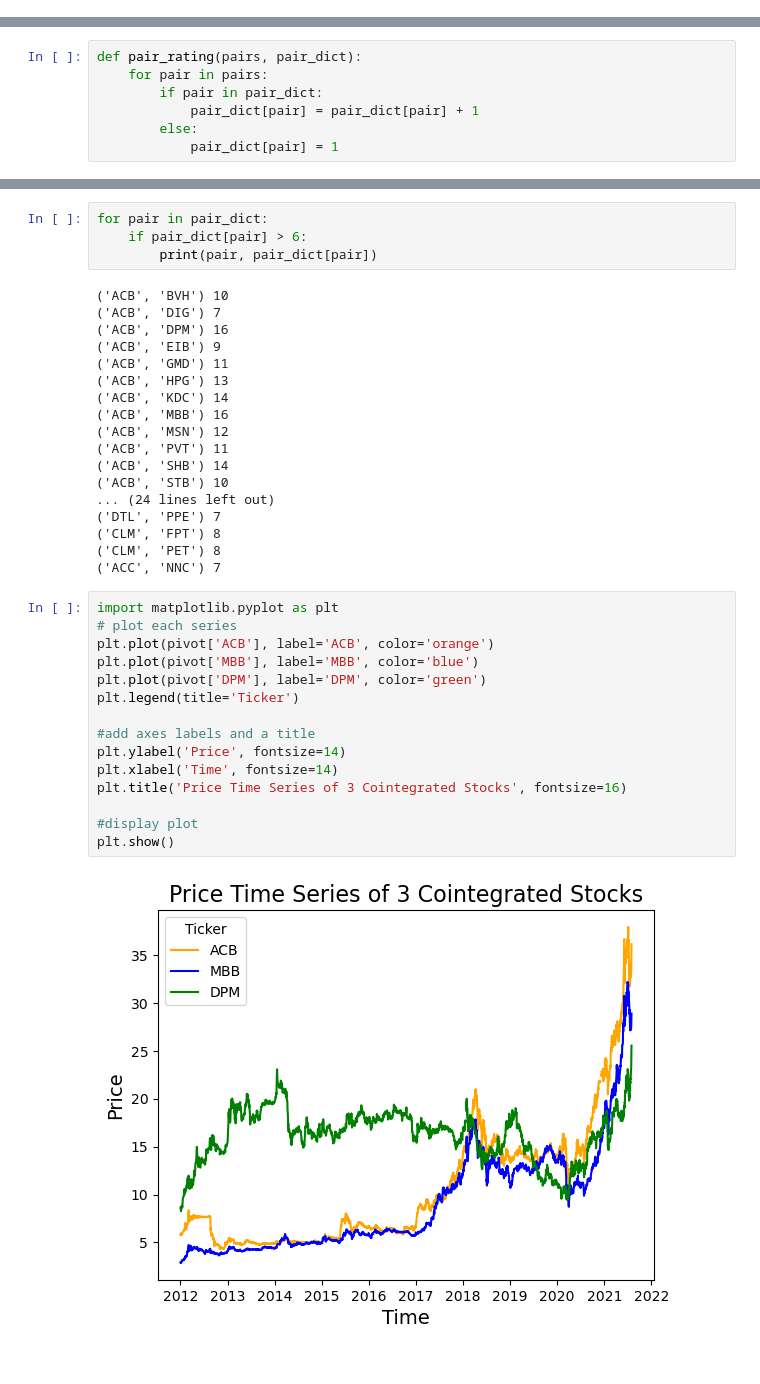
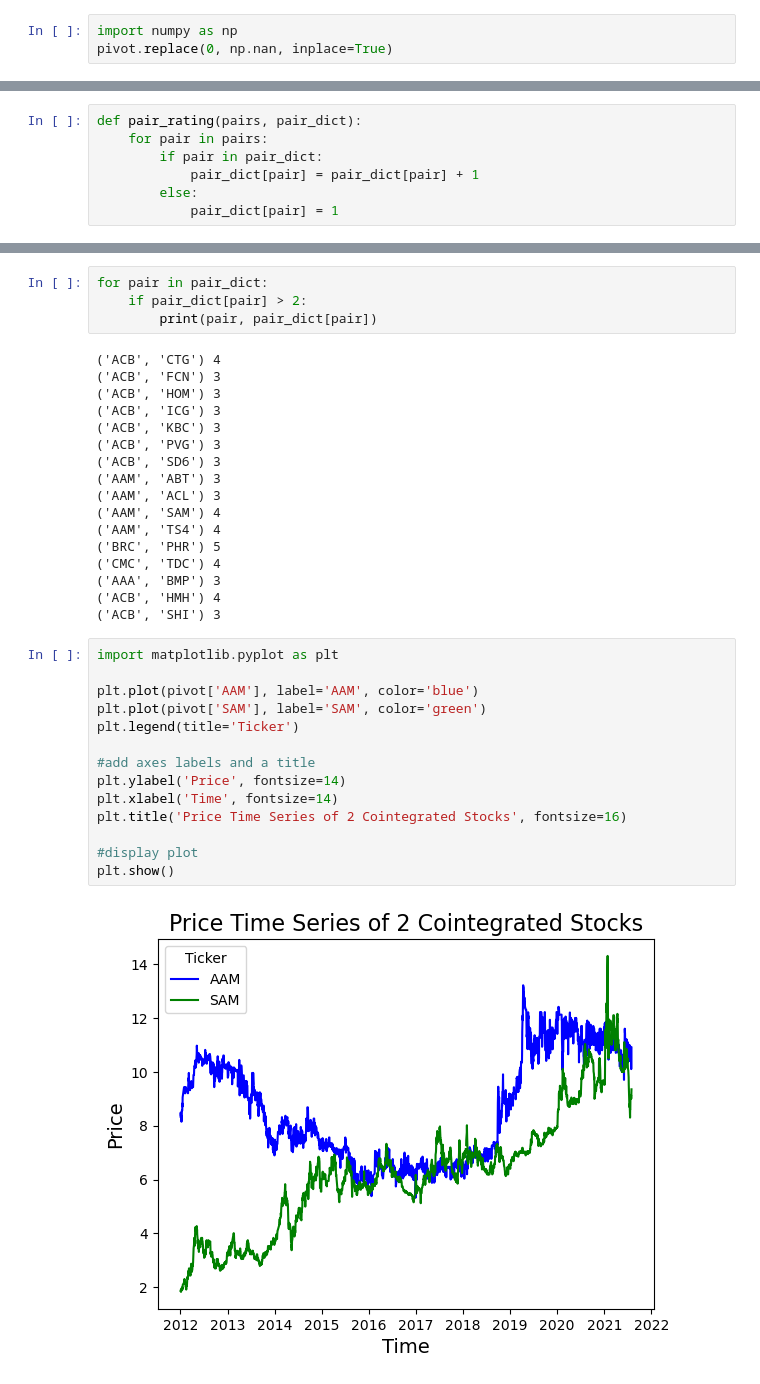
Before and after one commit to ktrung1709/Pair-Trading-Analysis, a Jupyter notebook: Pair Trading - 4 years split interval.ipynb, the cells around one changed output, grey strips where cells are left out. Drawn from its saved outputs; the diff is of its cells as text.

```diff
--- a/Pair Trading - 4 years split interval.ipynb
+++ b/Pair Trading - 4 years split interval.ipynb
@@ -56,0 +61,3 @@ pivot.head()
+# %%
+import numpy as np
+pivot.replace(0, np.nan, inplace=True)
@@ -225,39 +236,37 @@ print(pair_dict)
 # %%
 for pair in pair_dict:
-    if pair_dict[pair] > 6:
+    if pair_dict[pair] > 2:
         print(pair, pair_dict[pair])
 # %% [output]
-('ACB', 'BVH') 10
-('ACB', 'DIG') 7
-('ACB', 'DPM') 16
-('ACB', 'EIB') 9
-('ACB', 'GMD') 11
-('ACB', 'HPG') 13
-('ACB', 'KDC') 14
-('ACB', 'MBB') 16
-('ACB', 'MSN') 12
-('ACB', 'PVT') 11
-('ACB', 'SHB') 14
-('ACB', 'STB') 10
-... (24 lines left out)
-('DTL', 'PPE') 7
-('CLM', 'FPT') 8
-('CLM', 'PET') 8
-('ACC', 'NNC') 7
+('ACB', 'CTG') 4
+('ACB', 'FCN') 3
+('ACB', 'HOM') 3
+('ACB', 'ICG') 3
+('ACB', 'KBC') 3
+('ACB', 'PVG') 3
+('ACB', 'SD6') 3
+('AAM', 'ABT') 3
+('AAM', 'ACL') 3
+('AAM', 'SAM') 4
+('AAM', 'TS4') 4
+('BRC', 'PHR') 5
+('CMC', 'TDC') 4
+('AAA', 'BMP') 3
+('ACB', 'HMH') 4
+('ACB', 'SHI') 3
 # %%
 import matplotlib.pyplot as plt
-# plot each series
-plt.plot(pivot['ACB'], label='ACB', color='orange')
-plt.plot(pivot['MBB'], label='MBB', color='blue')
-plt.plot(pivot['DPM'], label='DPM', color='green')
+
+plt.plot(pivot['AAM'], label='AAM', color='blue')
+plt.plot(pivot['SAM'], label='SAM', color='green')
 plt.legend(title='Ticker')
 
 #add axes labels and a title
 plt.ylabel('Price', fontsize=14)
 plt.xlabel('Time', fontsize=14)
-plt.title('Price Time Series of 3 Cointegrated Stocks', fontsize=16)
+plt.title('Price Time Series of 2 Cointegrated Stocks', fontsize=16)
 
 #display plot
 plt.show()
 # %% [output]
-[figure, old version]
+[figure, new version]
```
Also changed, not shown: parts of 5 cells of this notebook, 2 other files.
